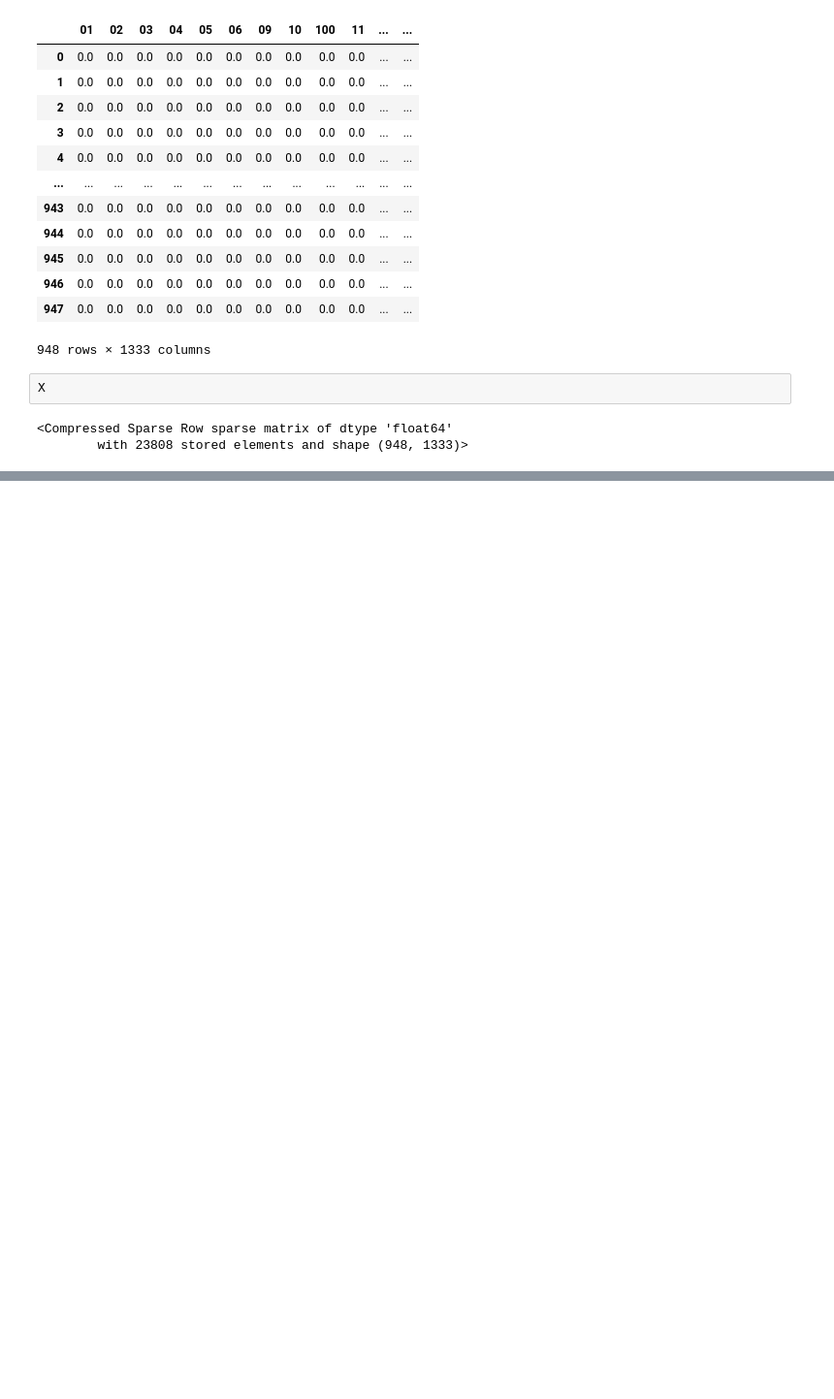
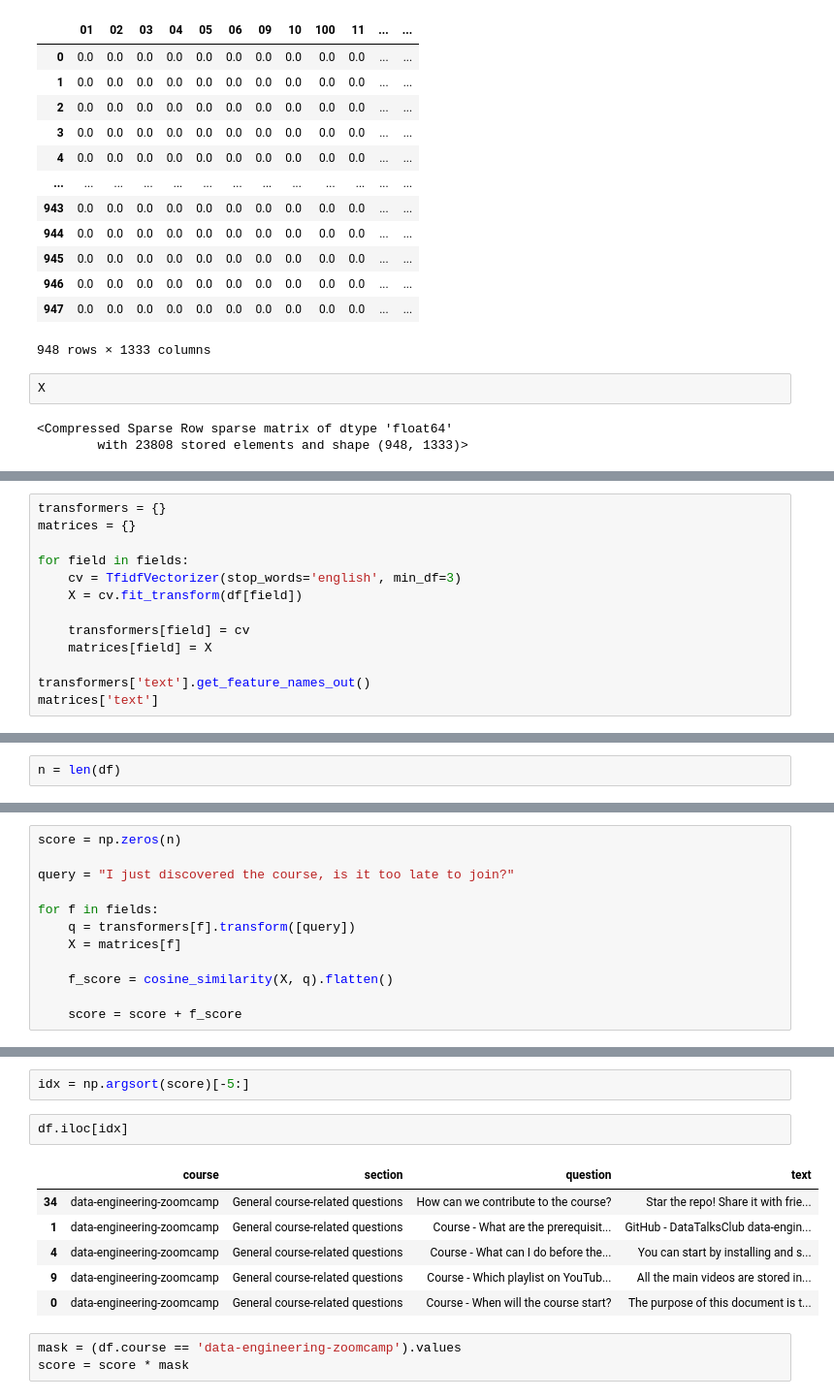
Before and after one commit to gatechme99/search-engine-workshop, a Jupyter notebook: vectorizaton.ipynb, the cells around one changed output, grey strips where cells are left out. Shown at 97% size. Cells and saved outputs as stored; diff of their text form; blank space fills up the shorter version.

```diff
--- a/vectorizaton.ipynb
+++ b/vectorizaton.ipynb
@@ -260,0 +390,13 @@ X
+# %%
+transformers = {}
+matrices = {}
+
+for field in fields:
+    cv = TfidfVectorizer(stop_words='english', min_df=3)
+    X = cv.fit_transform(df[field])
+
+    transformers[field] = cv
+    matrices[field] = X
+
+transformers['text'].get_feature_names_out()
+matrices['text']
@@ -260,0 +421,2 @@ X
+# %%
+n = len(df)
@@ -260,0 +427,12 @@ X
+# %%
+score = np.zeros(n)
+
+query = "I just discovered the course, is it too late to join?"
+
+for f in fields:
+    q = transformers[f].transform([query])
+    X = matrices[f]
+
+    f_score = cosine_similarity(X, q).flatten()
+
+    score = score + f_score
@@ -260,0 +459,14 @@ X
+# %%
+idx = np.argsort(score)[-5:]
+# %%
+df.iloc[idx]
+# %% [output]
+|  | course | section | question | text |
+| 34 | data-engineering-zoomcamp | General course-related questions | How can we contribute to the course? | Star the repo! Share it with frie... |
+| 1 | data-engineering-zoomcamp | General course-related questions | Course - What are the prerequisit... | GitHub - DataTalksClub data-engin... |
+| 4 | data-engineering-zoomcamp | General course-related questions | Course - What can I do before the... | You can start by installing and s... |
+| 9 | data-engineering-zoomcamp | General course-related questions | Course - Which playlist on YouTub... | All the main videos are stored in... |
+| 0 | data-engineering-zoomcamp | General course-related questions | Course - When will the course start? | The purpose of this document is t... |
+# %%
+mask = (df.course == 'data-engineering-zoomcamp').values
+score = score * mask
```
Also changed, not shown: parts of 33 cells of this notebook.
